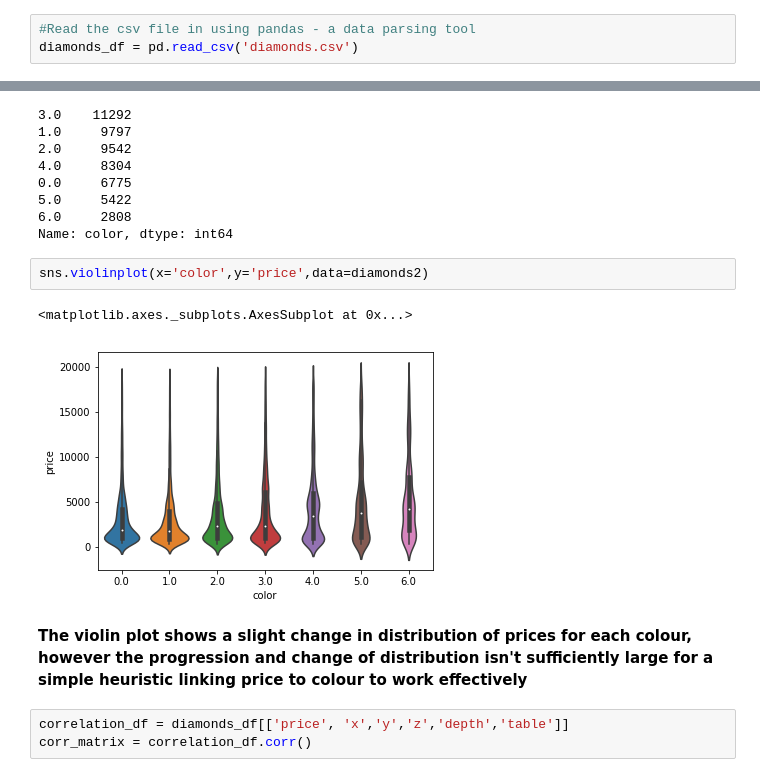
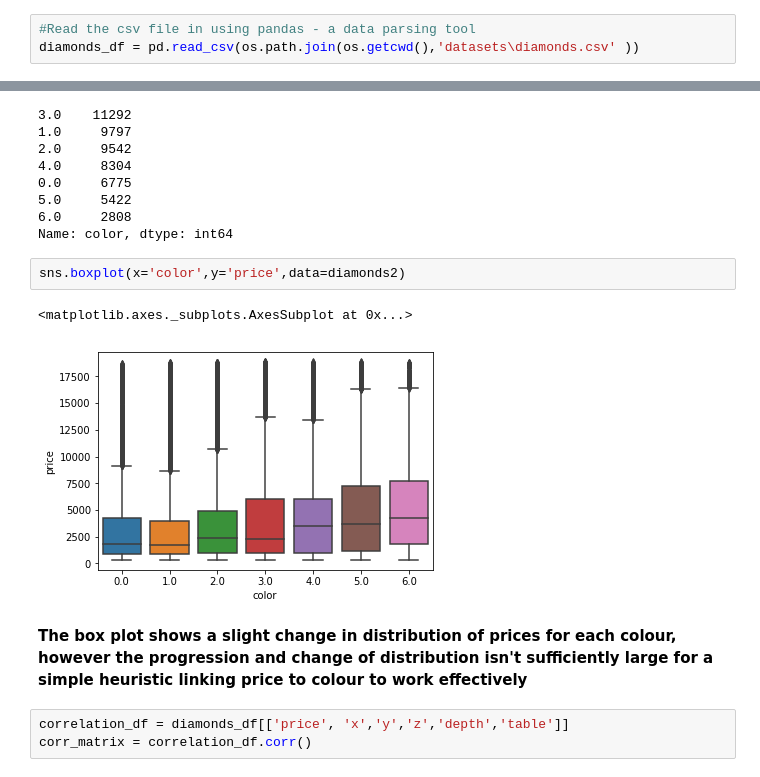
Before and after one commit to rshankar97/Diamonds-Dataset, a Jupyter notebook: eda_cleaning.ipynb, the cells around one changed output, grey strips where cells are left out. Saved outputs shown, nothing was run; the diff lists cells and outputs as text.

```diff
--- a/eda_cleaning.ipynb
+++ b/eda_cleaning.ipynb
@@ -15,7 +15,7 @@ from sklearn.model_selection import StratifiedShuffleSplit, train_test_split
 import seaborn as sns
 # %%
 #Read the csv file in using pandas - a data parsing tool
-diamonds_df = pd.read_csv('diamonds.csv')
+diamonds_df = pd.read_csv(os.path.join(os.getcwd(),'datasets\diamonds.csv' ))
 # %%
 # This step provides an initial view of the data - much easier to gain insight than printing the dataframe
 diamonds_df.info()
@@ -123,12 +123,12 @@ diamonds2['color'].value_counts()
 6.0     2808
 Name: color, dtype: int64
 # %%
-sns.violinplot(x='color',y='price',data=diamonds2)
+sns.boxplot(x='color',y='price',data=diamonds2)
 # %% [output]
 <matplotlib.axes._subplots.AxesSubplot at 0x...>
-[figure, old version]
+[figure, new version]
 # %% [markdown]
-**The violin plot shows a slight change in distribution of prices for each colour, however the progression and change of distribution isn't sufficiently large for a simple heuristic linking price to colour to work effectively**
+**The box plot shows a slight change in distribution of prices for each colour, however the progression and change of distribution isn't sufficiently large for a simple heuristic linking price to colour to work effectively**
 # %%
 correlation_df = diamonds_df[['price', 'x','y','z','depth','table']]
 corr_matrix = correlation_df.corr()
```
Also changed, not shown: parts of 12 cells of this notebook, 1 other file.
